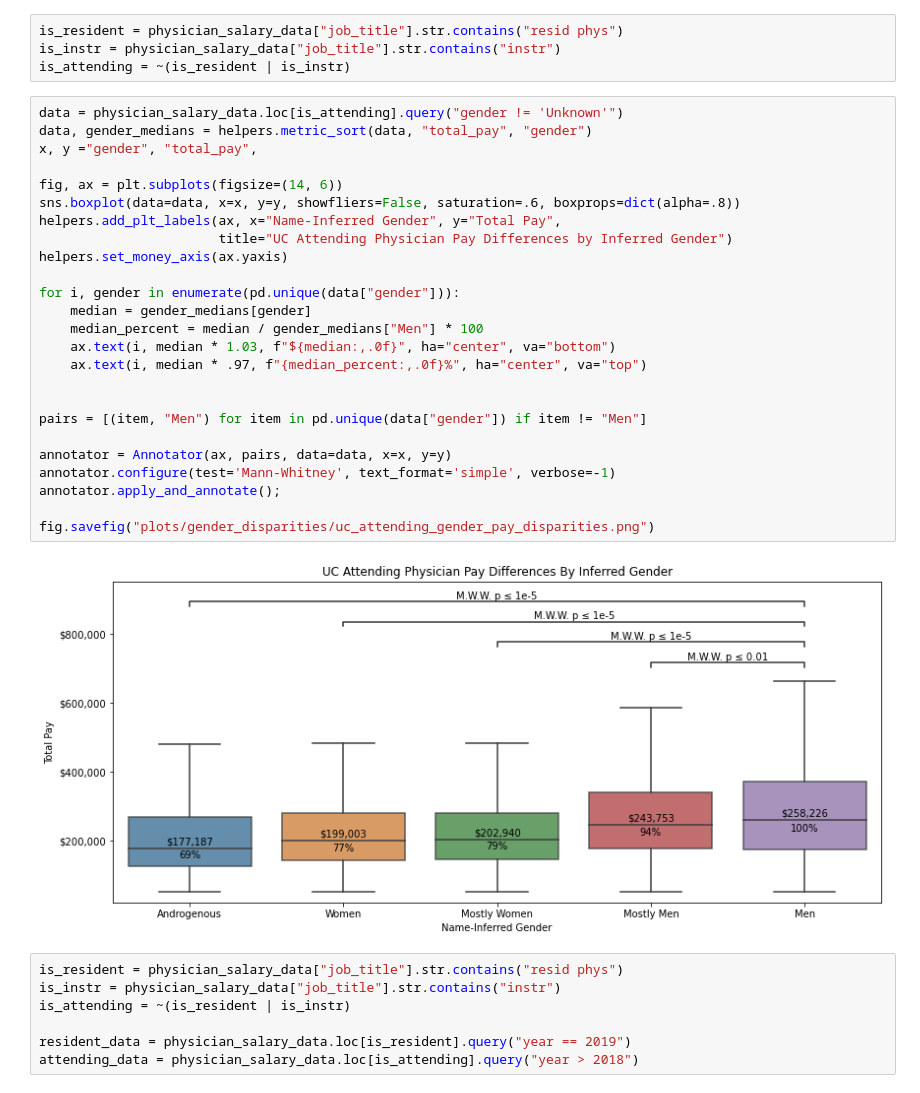
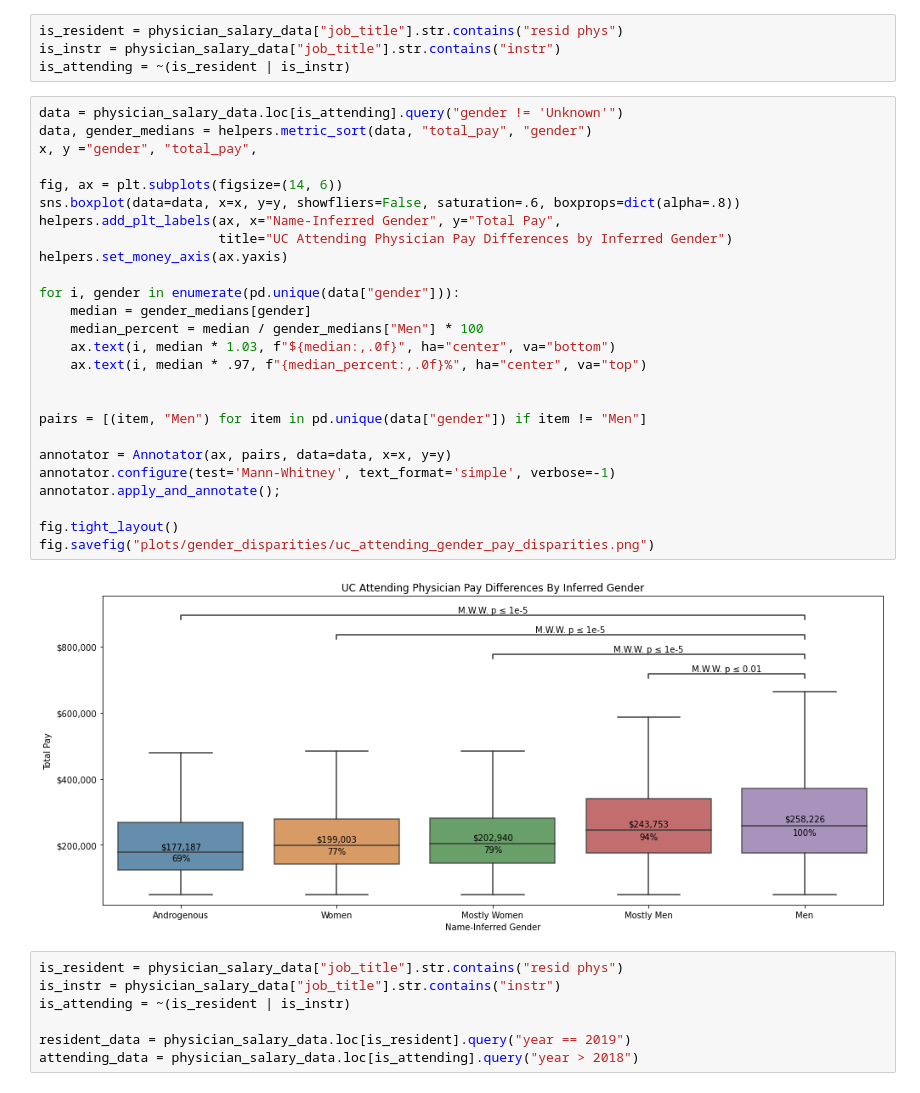
Before and after one commit to cole-khamnei/uc_physician_statistics, a Jupyter notebook: playground.ipynb, the cells around one changed output. Cells and saved outputs as stored; diff of their text form.

```diff
--- a/playground.ipynb
+++ b/playground.ipynb
@@ -64,30 +64,31 @@ is_attending = ~(is_resident | is_instr)
 # %%
 data = physician_salary_data.loc[is_attending].query("gender != 'Unknown'")
 data, gender_medians = helpers.metric_sort(data, "total_pay", "gender")
 x, y ="gender", "total_pay",
 
 fig, ax = plt.subplots(figsize=(14, 6))
 sns.boxplot(data=data, x=x, y=y, showfliers=False, saturation=.6, boxprops=dict(alpha=.8))
 helpers.add_plt_labels(ax, x="Name-Inferred Gender", y="Total Pay",
                        title="UC Attending Physician Pay Differences by Inferred Gender")
 helpers.set_money_axis(ax.yaxis)
 
 for i, gender in enumerate(pd.unique(data["gender"])):
     median = gender_medians[gender]
     median_percent = median / gender_medians["Men"] * 100
     ax.text(i, median * 1.03, f"${median:,.0f}", ha="center", va="bottom")
     ax.text(i, median * .97, f"{median_percent:,.0f}%", ha="center", va="top")
 
 
 pairs = [(item, "Men") for item in pd.unique(data["gender"]) if item != "Men"]
 
 annotator = Annotator(ax, pairs, data=data, x=x, y=y)
 annotator.configure(test='Mann-Whitney', text_format='simple', verbose=-1)
 annotator.apply_and_annotate();
 
+fig.tight_layout()
 fig.savefig("plots/gender_disparities/uc_attending_gender_pay_disparities.png")
 # %% [output]
-[figure, old version]
+[figure, new version]
 # %%
 is_resident = physician_salary_data["job_title"].str.contains("resid phys")
 is_instr = physician_salary_data["job_title"].str.contains("instr")
```
Also changed, not shown: parts of 3 cells of this notebook, 3 other files.
